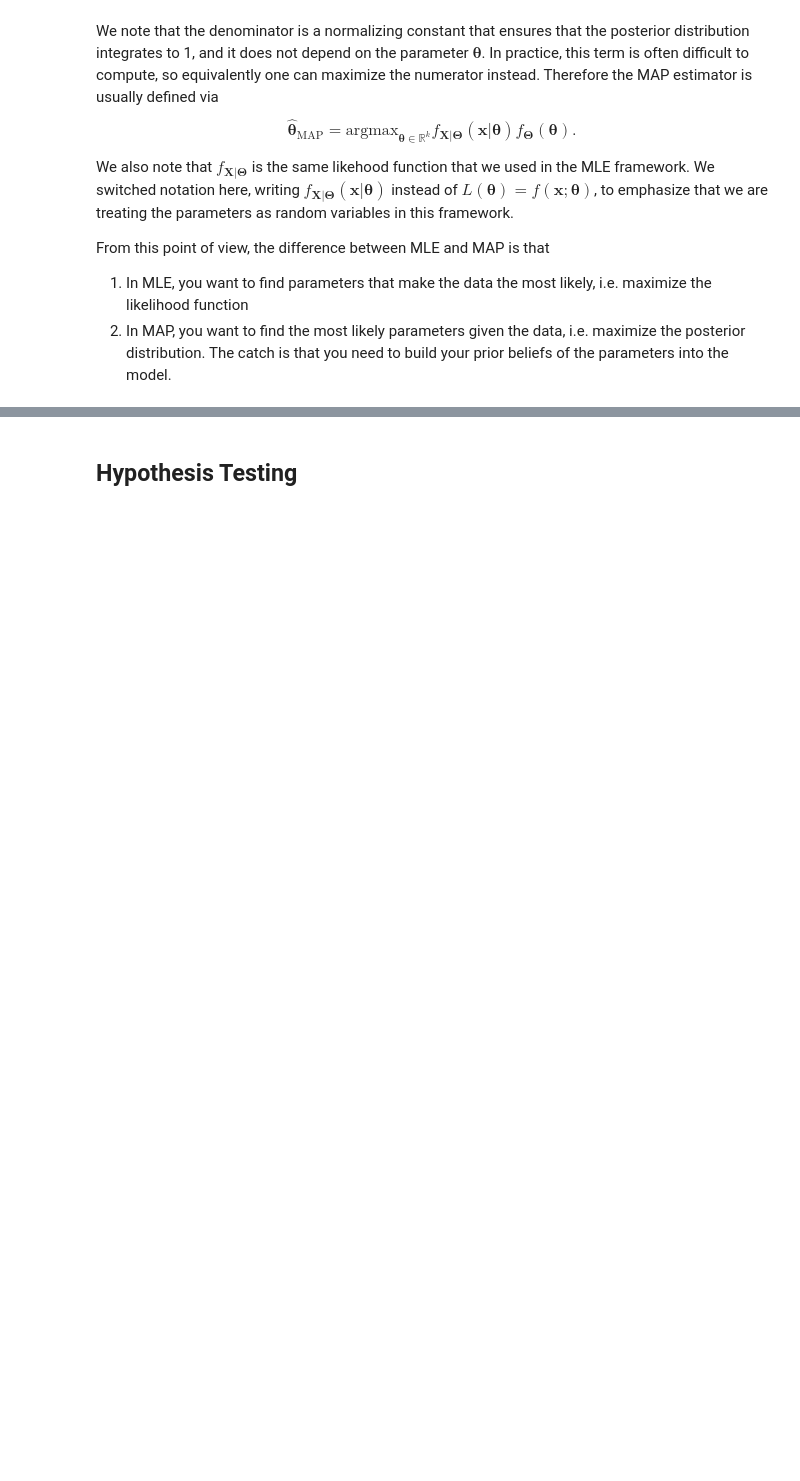
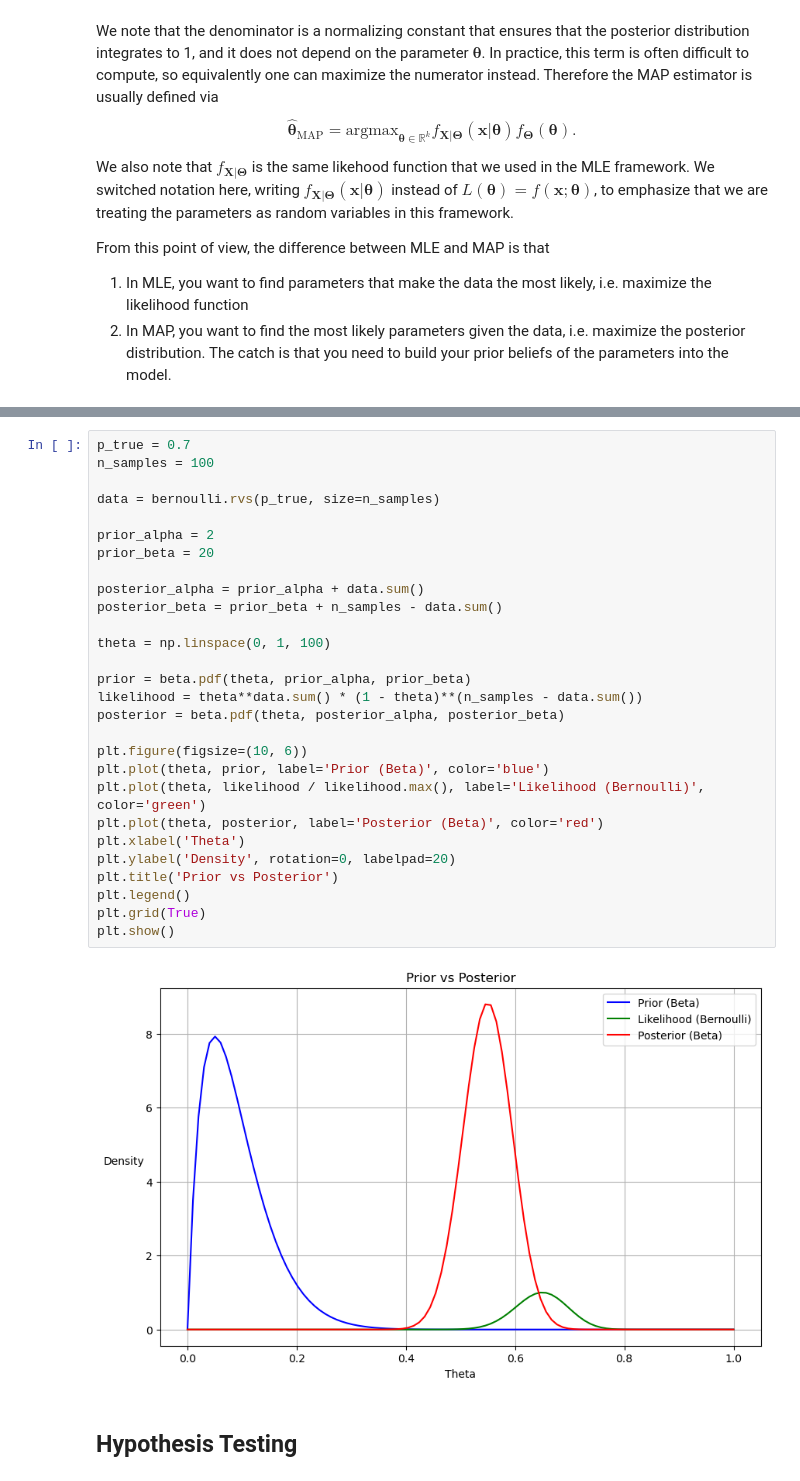
Before and after one commit to jkoganem/Teaching-Advanced-Linear-Algebra-21366, a Jupyter notebook: notes/05-Statistics.ipynb, the cells around one changed output, grey strips where cells are left out. Cells and saved outputs as stored; diff of their text form; blank space fills up the shorter version.

```diff
--- a/notes/05-Statistics.ipynb
+++ b/notes/05-Statistics.ipynb
@@ -688,2 +694,32 @@ From this point of view, the difference between MLE and MAP is that
+# %%
+p_true = 0.7
+n_samples = 100
+
+data = bernoulli.rvs(p_true, size=n_samples)
+
+prior_alpha = 2
+prior_beta = 20
+
+posterior_alpha = prior_alpha + data.sum()
+posterior_beta = prior_beta + n_samples - data.sum()
+
+theta = np.linspace(0, 1, 100)
+
+prior = beta.pdf(theta, prior_alpha, prior_beta)
+likelihood = theta**data.sum() * (1 - theta)**(n_samples - data.sum())
+posterior = beta.pdf(theta, posterior_alpha, posterior_beta)
+
+plt.figure(figsize=(10, 6))
+plt.plot(theta, prior, label='Prior (Beta)', color='blue')
+plt.plot(theta, likelihood / likelihood.max(), label='Likelihood (Bernoulli)', color='green')
+plt.plot(theta, posterior, label='Posterior (Beta)', color='red')
+plt.xlabel('Theta')
+plt.ylabel('Density', rotation=0, labelpad=20)
+plt.title('Prior vs Posterior')
+plt.legend()
+plt.grid(True)
+plt.show()
+# %% [output]
+[figure, added]
 # %% [markdown]
 ## Hypothesis Testing
```
Also changed, not shown: parts of 2 cells of this notebook.
